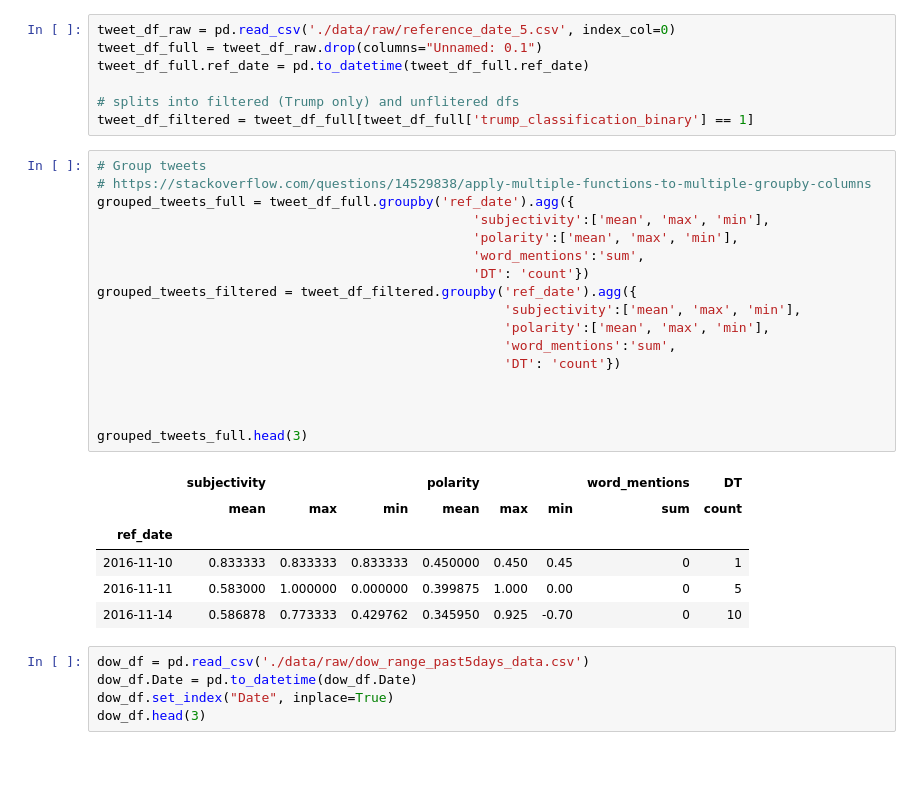
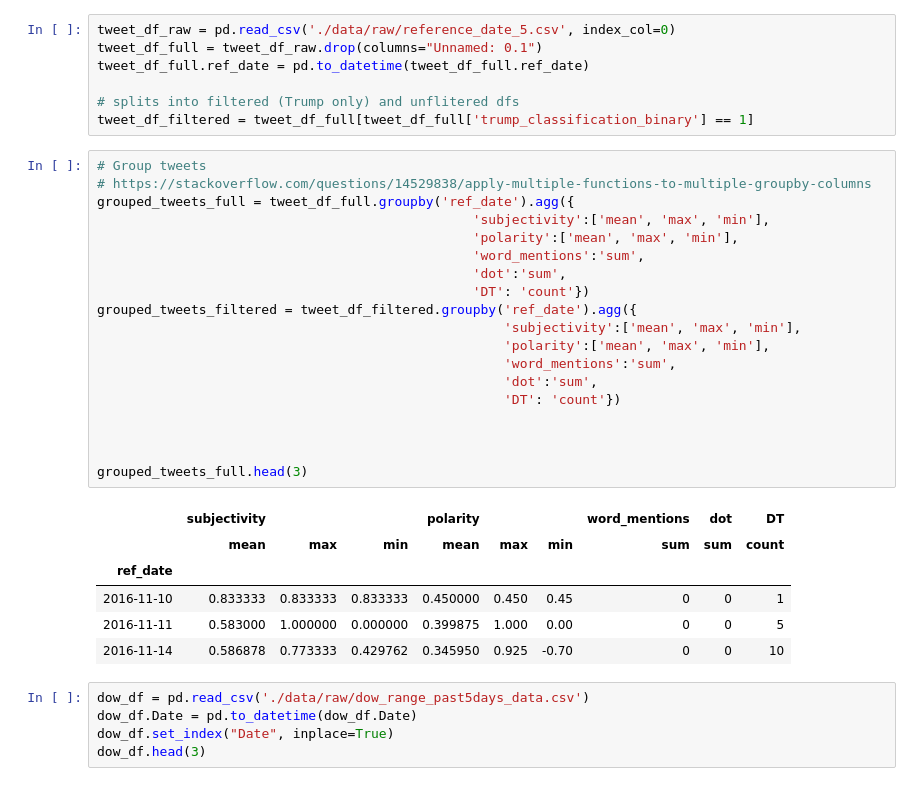
Before and after one commit to ddemarco96/FinalProject40, a Jupyter notebook: Milestone4_Dylan.ipynb, the cells around one changed output. Drawn from its saved outputs; the diff is of its cells as text.

```diff
--- a/Milestone4_Dylan.ipynb
+++ b/Milestone4_Dylan.ipynb
@@ -50,27 +50,29 @@ tweet_df_filtered = tweet_df_full[tweet_df_full['trump_classification_binary'] =
 # %%
 # Group tweets
 # https://stackoverflow.com/questions/14529838/apply-multiple-functions-to-multiple-groupby-columns
 grouped_tweets_full = tweet_df_full.groupby('ref_date').agg({
                                                 'subjectivity':['mean', 'max', 'min'],
                                                 'polarity':['mean', 'max', 'min'],
                                                 'word_mentions':'sum',
+                                                'dot':'sum',
                                                 'DT': 'count'})
 grouped_tweets_filtered = tweet_df_filtered.groupby('ref_date').agg({
                                                     'subjectivity':['mean', 'max', 'min'],
                                                     'polarity':['mean', 'max', 'min'],
                                                     'word_mentions':'sum',
+                                                    'dot':'sum',
                                                     'DT': 'count'})
 
 
 
 grouped_tweets_full.head(3)
 # %% [output]
-|  | subjectivity |  |  | polarity |  |  | word_mentions | DT |
-|  | mean | max | min | mean | max | min | sum | count |
-| ref_date |  |  |  |  |  |  |  |  |
-| 2016-11-10 | 0.833333 | 0.833333 | 0.833333 | 0.450000 | 0.450 | 0.45 | 0 | 1 |
-| 2016-11-11 | 0.583000 | 1.000000 | 0.000000 | 0.399875 | 1.000 | 0.00 | 0 | 5 |
-| 2016-11-14 | 0.586878 | 0.773333 | 0.429762 | 0.345950 | 0.925 | -0.70 | 0 | 10 |
+|  | subjectivity |  |  | polarity |  |  | word_mentions | dot | DT |
+|  | mean | max | min | mean | max | min | sum | sum | count |
+| ref_date |  |  |  |  |  |  |  |  |  |
+| 2016-11-10 | 0.833333 | 0.833333 | 0.833333 | 0.450000 | 0.450 | 0.45 | 0 | 0 | 1 |
+| 2016-11-11 | 0.583000 | 1.000000 | 0.000000 | 0.399875 | 1.000 | 0.00 | 0 | 0 | 5 |
+| 2016-11-14 | 0.586878 | 0.773333 | 0.429762 | 0.345950 | 0.925 | -0.70 | 0 | 0 | 10 |
 # %%
 dow_df = pd.read_csv('./data/raw/dow_range_past5days_data.csv')
 dow_df.Date = pd.to_datetime(dow_df.Date)
```
Also changed, not shown: parts of 5 cells of this notebook, 2 other files.
